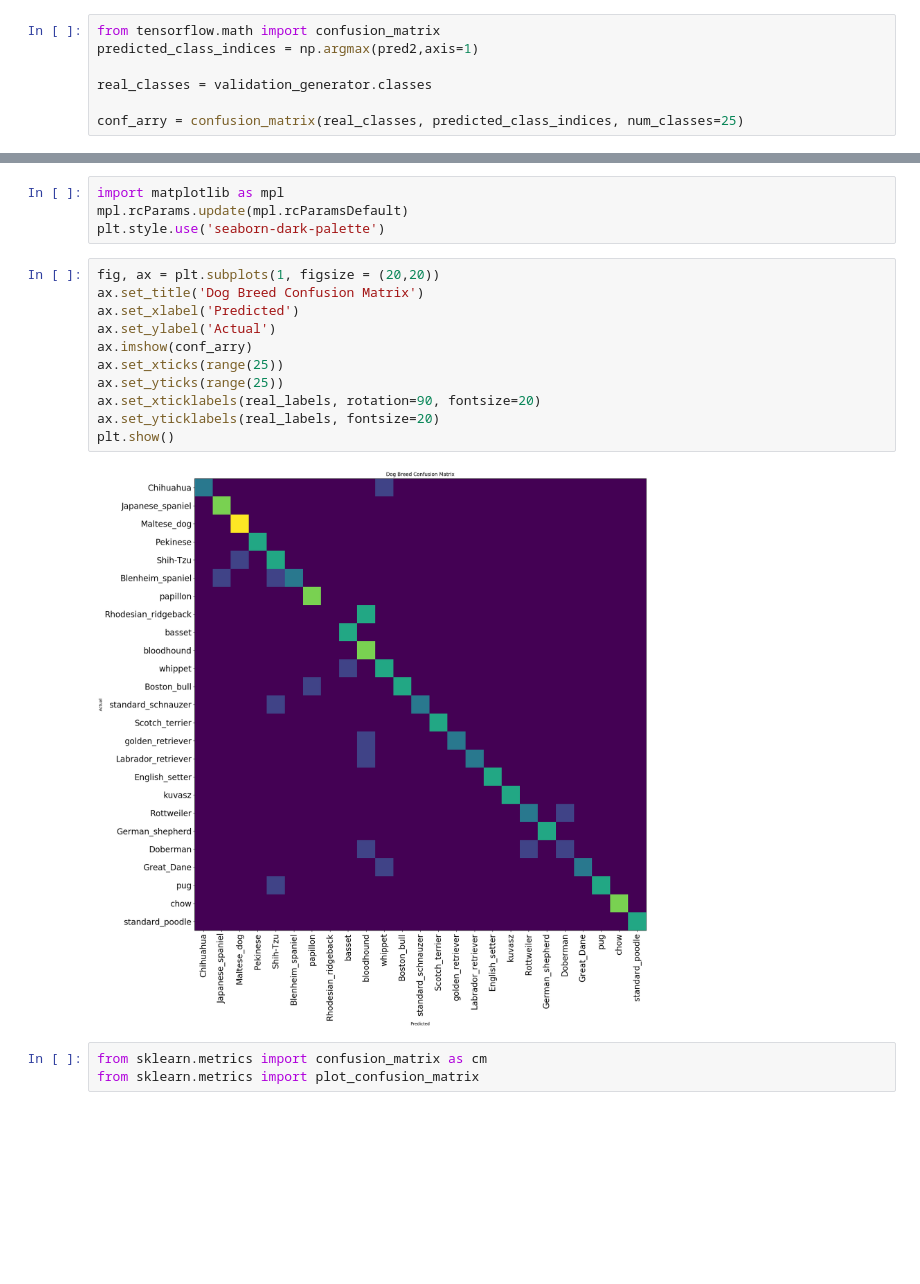
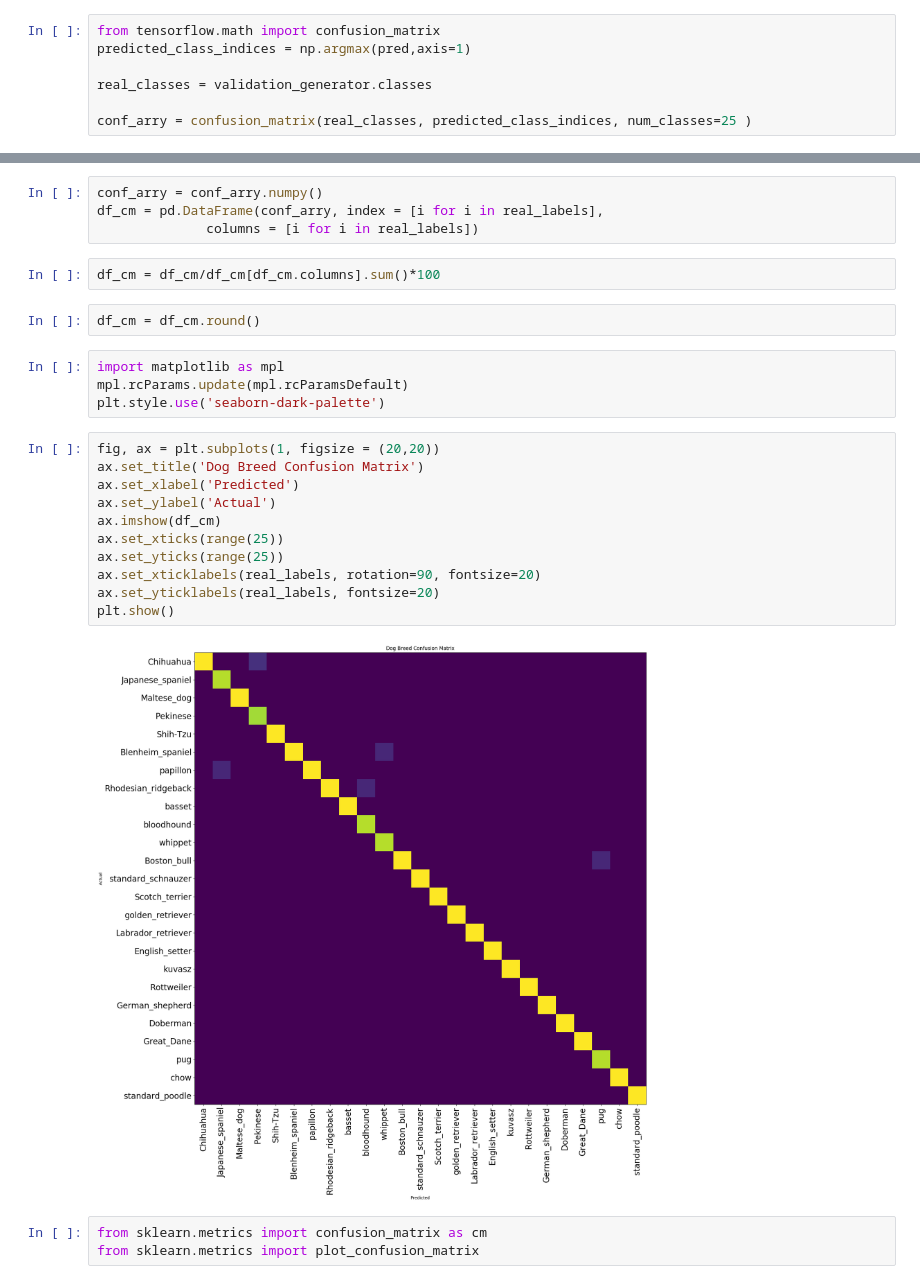
Before and after one commit to hberginc/Who-s_Your_Doggy, a Jupyter notebook: Visualize Predictions.ipynb, the cells around one changed output, grey strips where cells are left out. Saved outputs shown, nothing was run; the diff lists cells and outputs as text; blank space fills up the shorter version.

```diff
--- a/Visualize Predictions.ipynb
+++ b/Visualize Predictions.ipynb
@@ -412,9 +476,9 @@ lst = list(labels.values())
 real_labels = ['-'.join(lab.split('-')[1:]) for lab in lst]
 # %%
 from tensorflow.math import confusion_matrix
-predicted_class_indices = np.argmax(pred2,axis=1)
+predicted_class_indices = np.argmax(pred,axis=1)
 
 real_classes = validation_generator.classes
 
-conf_arry = confusion_matrix(real_classes, predicted_class_indices, num_classes=25)
+conf_arry = confusion_matrix(real_classes, predicted_class_indices, num_classes=25 )
 # %% [output]
@@ -422,3 +492,11 @@ InvalidArgumentError: Shapes of all inputs must match: values[0].shape = [185] !
+# %%
+conf_arry = conf_arry.numpy()
+df_cm = pd.DataFrame(conf_arry, index = [i for i in real_labels],
+              columns = [i for i in real_labels])
+# %%
+df_cm = df_cm/df_cm[df_cm.columns].sum()*100
+# %%
+df_cm = df_cm.round()
 # %%
 import matplotlib as mpl
 mpl.rcParams.update(mpl.rcParamsDefault)
@@ -426,16 +504,16 @@ plt.style.use('seaborn-dark-palette')
 # %%
 fig, ax = plt.subplots(1, figsize = (20,20))
 ax.set_title('Dog Breed Confusion Matrix')
 ax.set_xlabel('Predicted')
 ax.set_ylabel('Actual')
-ax.imshow(conf_arry)
+ax.imshow(df_cm)
 ax.set_xticks(range(25))
 ax.set_yticks(range(25))
 ax.set_xticklabels(real_labels, rotation=90, fontsize=20)
 ax.set_yticklabels(real_labels, fontsize=20)
 plt.show()
 # %% [output]
-[figure, old version]
+[figure, new version]
 # %%
 from sklearn.metrics import confusion_matrix as cm
 from sklearn.metrics import plot_confusion_matrix
```
Also changed, not shown: parts of 27 cells of this notebook, 5 other files.
